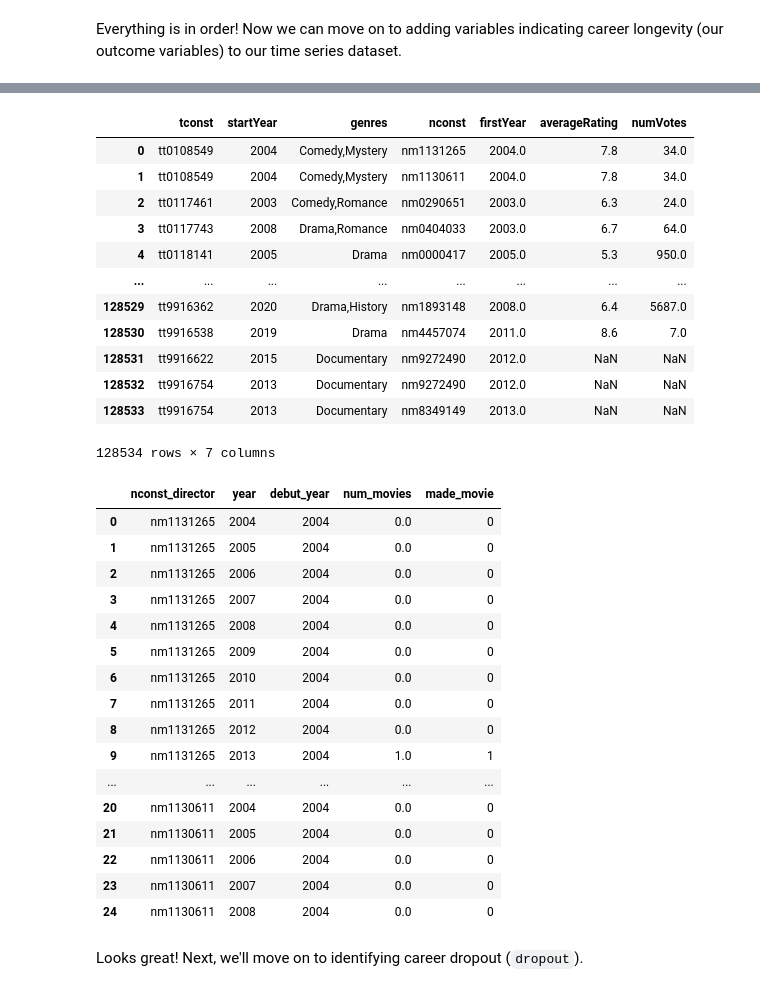
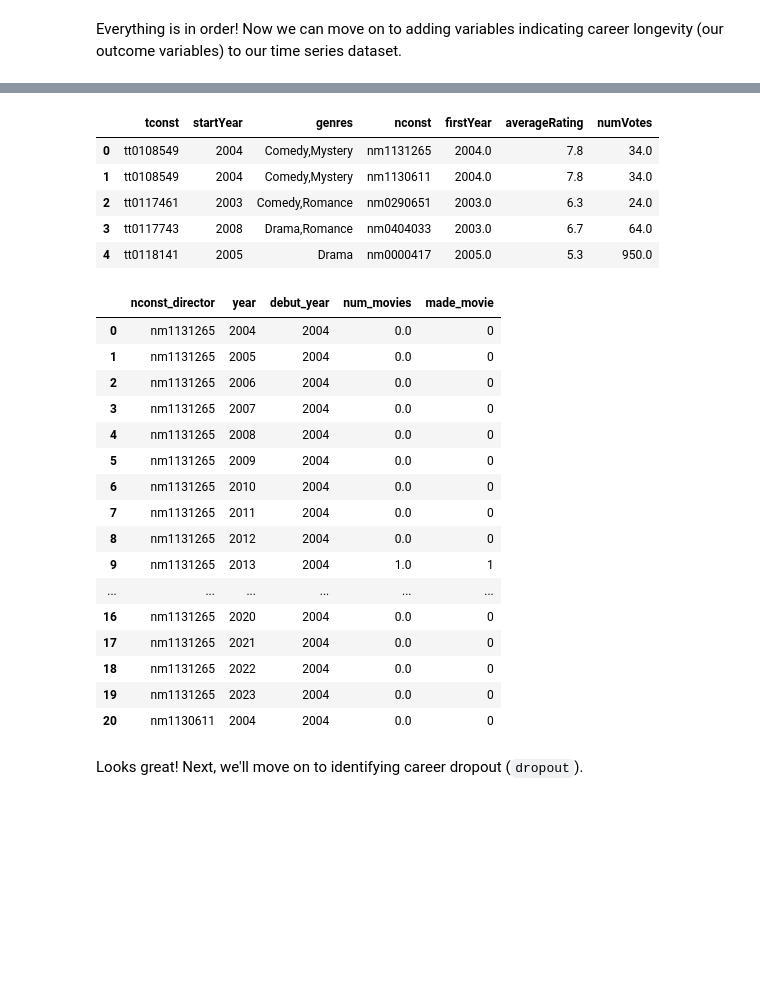
Before and after one commit to nhunguyen0901/SocialNetworks_CareerLongevity, a Jupyter notebook: Phase_4_Building_Time_Series_Data.ipynb, the cells around one changed output, grey strips where cells are left out. Cells and saved outputs as stored; diff of their text form; code cells hidden in the pictures; blank space fills up the shorter version.

```diff
--- a/Phase_4_Building_Time_Series_Data.ipynb
+++ b/Phase_4_Building_Time_Series_Data.ipynb
@@ -144,21 +150,14 @@ By the end, we should have a dataset where each row represents a single year in
 Let's start with creating a binary indicator (`made_movie`) to identify whether a director was active in a given year.
 # %%
 # taking a look at the director filmography data to figure out how to create outcome variables
-directors_full_filmography
+directors_full_filmography.head()
 # %% [output]
 |  | tconst | startYear | genres | nconst | firstYear | averageRating | numVotes |
 | 0 | tt0108549 | 2004 | Comedy,Mystery | nm1131265 | 2004.0 | 7.8 | 34.0 |
 | 1 | tt0108549 | 2004 | Comedy,Mystery | nm1130611 | 2004.0 | 7.8 | 34.0 |
 | 2 | tt0117461 | 2003 | Comedy,Romance | nm0290651 | 2003.0 | 6.3 | 24.0 |
 | 3 | tt0117743 | 2008 | Drama,Romance | nm0404033 | 2003.0 | 6.7 | 64.0 |
 | 4 | tt0118141 | 2005 | Drama | nm0000417 | 2005.0 | 5.3 | 950.0 |
-| ... | ... | ... | ... | ... | ... | ... | ... |
-| 128529 | tt9916362 | 2020 | Drama,History | nm1893148 | 2008.0 | 6.4 | 5687.0 |
-| 128530 | tt9916538 | 2019 | Drama | nm4457074 | 2011.0 | 8.6 | 7.0 |
-| 128531 | tt9916622 | 2015 | Documentary | nm9272490 | 2012.0 | NaN | NaN |
-| 128532 | tt9916754 | 2013 | Documentary | nm9272490 | 2012.0 | NaN | NaN |
-| 128533 | tt9916754 | 2013 | Documentary | nm8349149 | 2013.0 | NaN | NaN |
-128534 rows × 7 columns
 # %%
 # Aggregate the director's filmography data to count unique movies released by each director per year.
 movies_released_per_year = directors_full_filmography.groupby(['nconst', 'startYear'])['tconst'].nunique().reset_index()
@@ -178,7 +177,7 @@ directors_years['made_movie'] = (directors_years['num_movies'] > 0).astype(int)
 # For the director's debut year, set 'num_movies' and 'made_movie' to 0 so that the variables reflect activity after debut
 directors_years.loc[directors_years['year'] == directors_years['debut_year'], ['num_movies', 'made_movie']] = 0
 # %%
-directors_years.head(25)
+directors_years.head(21)
 # %% [output]
 |  | nconst_director | year | debut_year | num_movies | made_movie |
 | 0 | nm1131265 | 2004 | 2004 | 0.0 | 0 |
@@ -192,11 +191,11 @@ directors_years.head(25)
 | 8 | nm1131265 | 2012 | 2004 | 0.0 | 0 |
 | 9 | nm1131265 | 2013 | 2004 | 1.0 | 1 |
 | ... | ... | ... | ... | ... | ... |
+| 16 | nm1131265 | 2020 | 2004 | 0.0 | 0 |
+| 17 | nm1131265 | 2021 | 2004 | 0.0 | 0 |
+| 18 | nm1131265 | 2022 | 2004 | 0.0 | 0 |
+| 19 | nm1131265 | 2023 | 2004 | 0.0 | 0 |
 | 20 | nm1130611 | 2004 | 2004 | 0.0 | 0 |
-| 21 | nm1130611 | 2005 | 2004 | 0.0 | 0 |
-| 22 | nm1130611 | 2006 | 2004 | 0.0 | 0 |
-| 23 | nm1130611 | 2007 | 2004 | 0.0 | 0 |
-| 24 | nm1130611 | 2008 | 2004 | 0.0 | 0 |
 # %% [markdown]
 Looks great! Next, we'll move on to identifying career dropout (`dropout`).
 # %%
```
Also changed, not shown: parts of 15 cells of this notebook, 2 other files.
